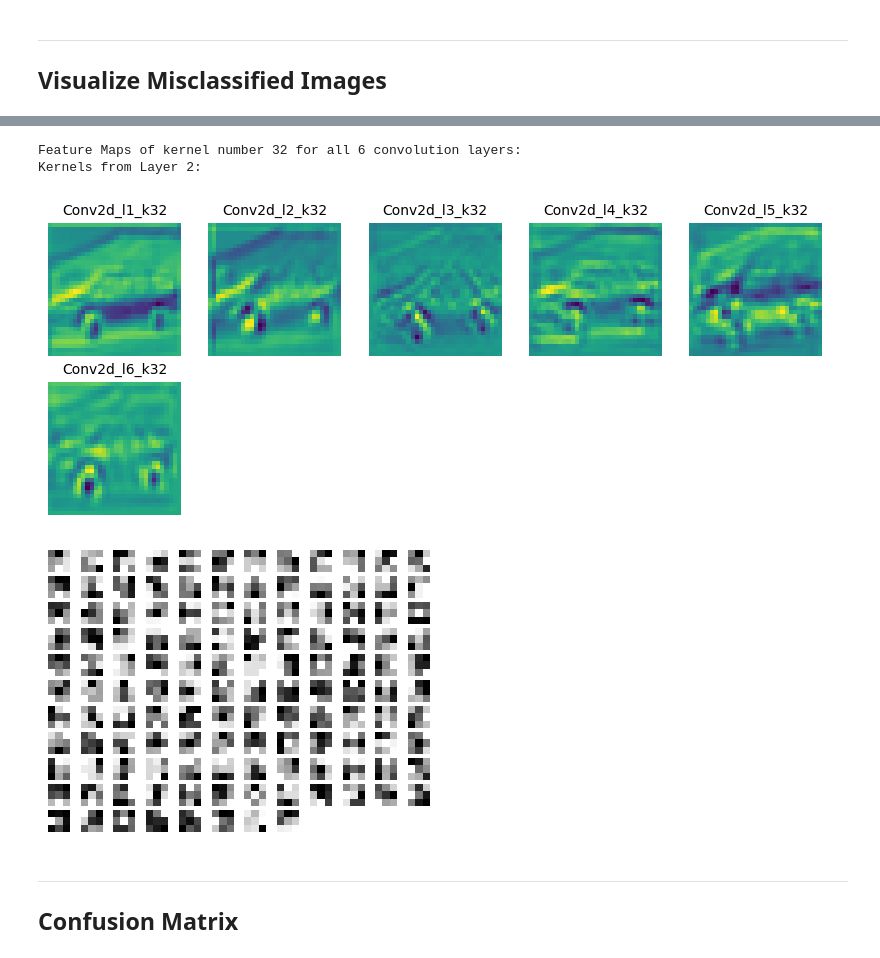
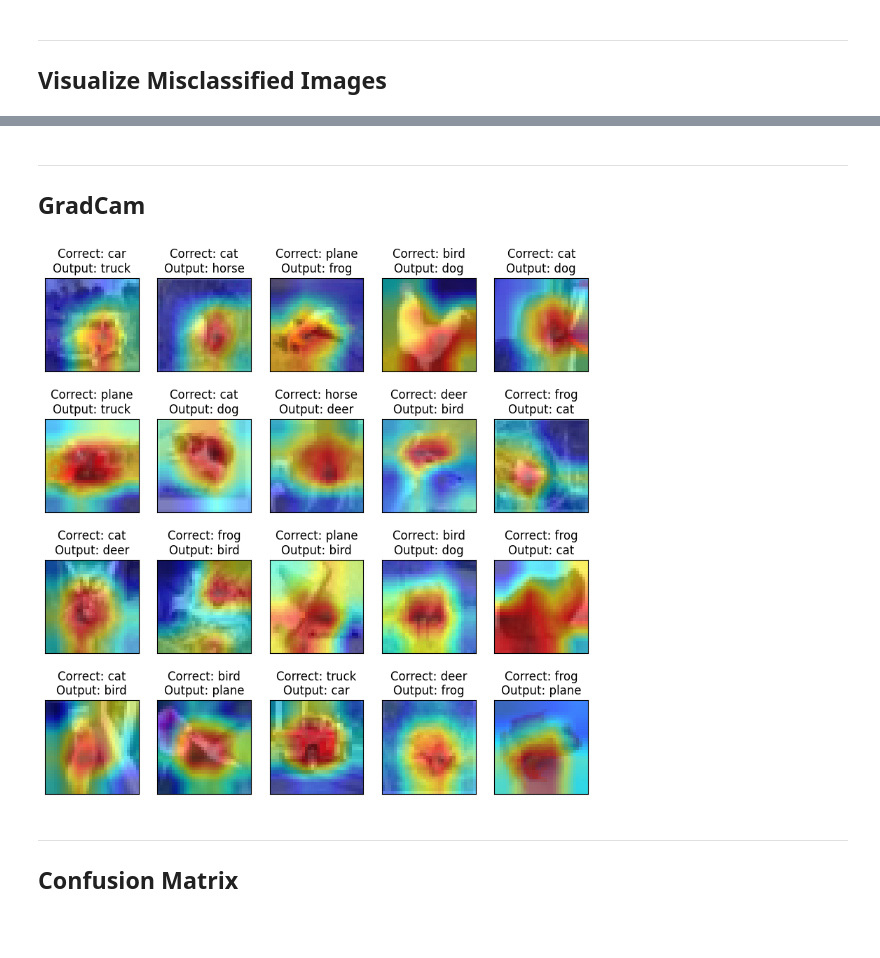
Before and after one commit to Shilpaj1994/ERA, a Jupyter notebook: Session11/S11.ipynb, the cells around one changed output, grey strips where cells are left out. Saved outputs shown, nothing was run; the diff lists cells and outputs as text; code cells hidden in the pictures; blank space fills up the shorter version.

```diff
--- a/Session11/S11.ipynb
+++ b/Session11/S11.ipynb
@@ -362,25 +357,17 @@ WARNING:matplotlib.image:Clipping input data to the valid range for imshow with
-# %%
-from visualize import FeatureMapVisualizer
-
-# Create an object of the Class
-model = model.to('cpu')
-viz = FeatureMapVisualizer(model)
-
-# Get a sample Image
-image, _ = train_set[4]
-
-# Visualize feature maps for kernel number 32
-print("Feature Maps of kernel number 32 for all 6 convolution layers: ")
-viz.visualize_feature_map_of_kernel(image=image, kernel_number=32)
-
-# Visualize kernels from layer 2
-print("Kernels from Layer 2: ")
-viz.visualize_kernels_from_layer(layer_number=2)
-# %% [output]
-Feature Maps of kernel number 32 for all 6 convolution layers:
-Kernels from Layer 2:
-[figure, removed]
-[figure, removed]
+# %% [markdown]
+---
+
+## GradCam
+# %%
+target_layers = [model.layer4[-1]]
+# targets = [ClassifierOutputTarget(7)]
+targets = None
+
+from utils import display_gradcam_output
+
+display_gradcam_output(misclassified_data, classes, inv_normalize, model, target_layers, targets, number_of_samples=20)
+# %% [output]
+[figure, added]
 # %% [markdown]
 ---
 
```
Also changed, not shown: parts of 14 cells of this notebook, 1 other file.
